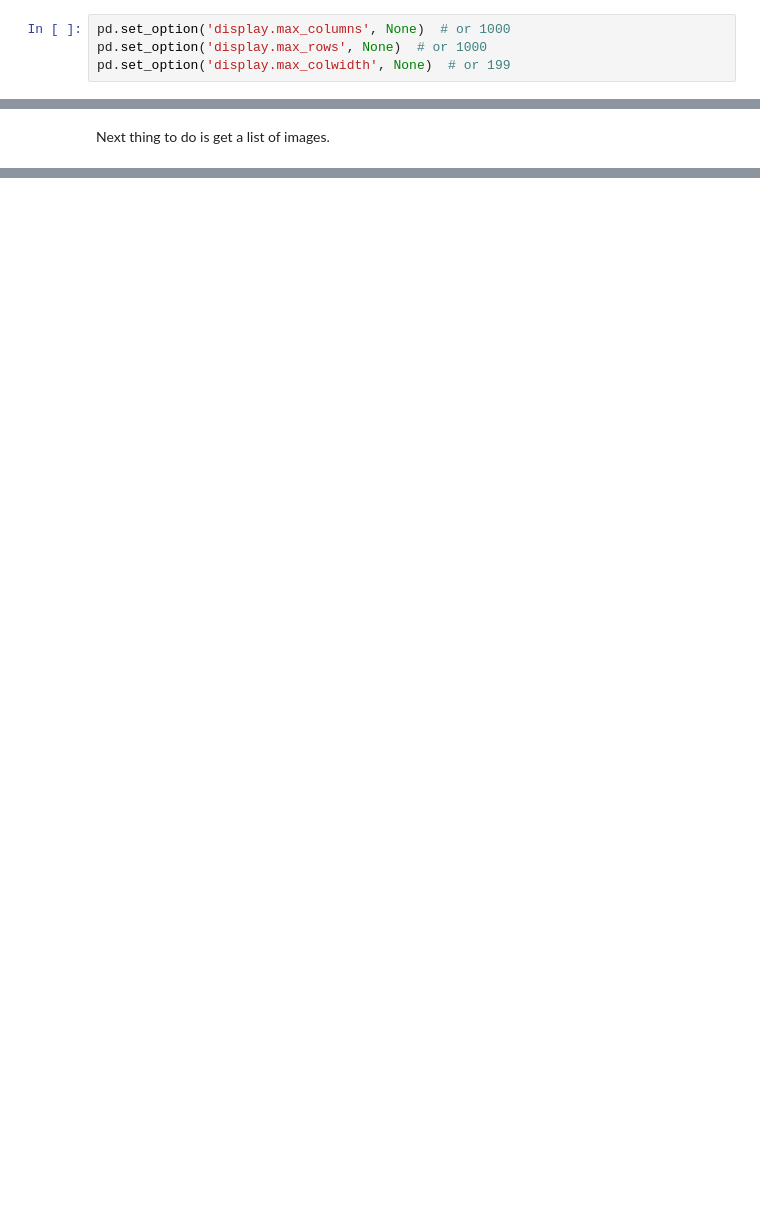
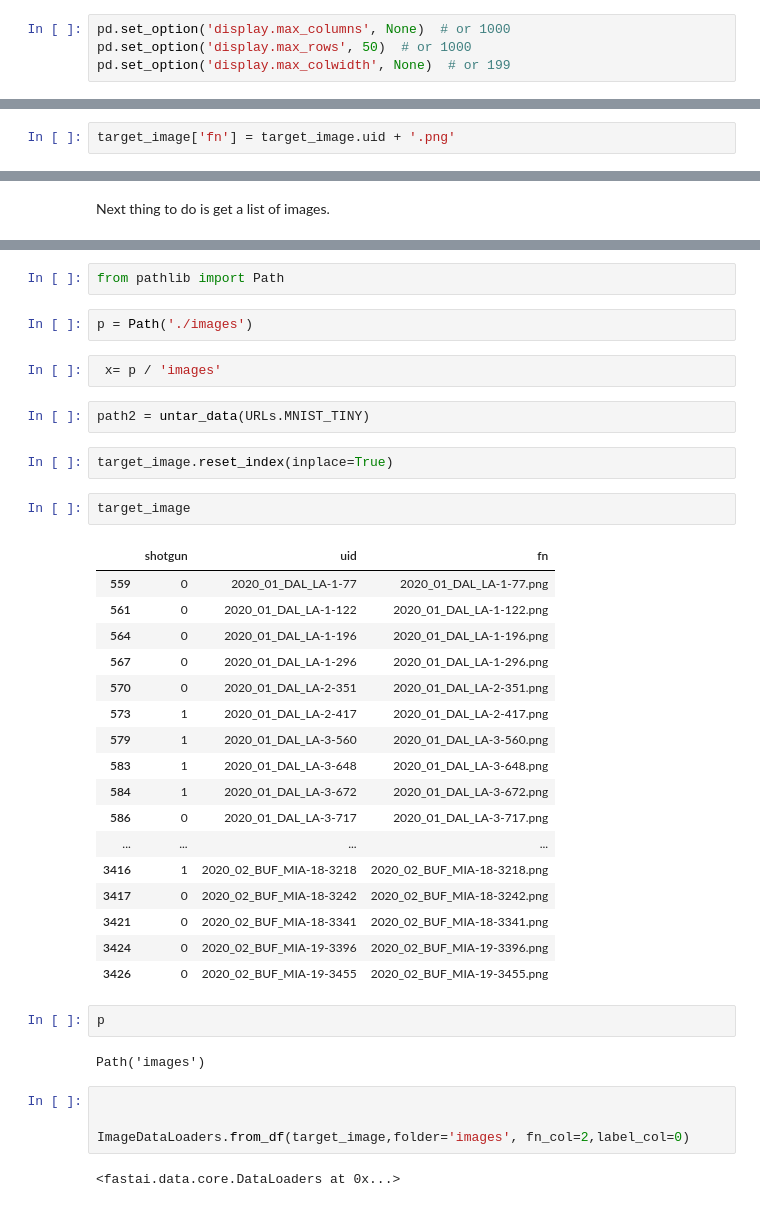
Before and after one commit to cjf4/football_images, a Jupyter notebook: image_builder.ipynb, the cells around one changed output, grey strips where cells are left out. Cells and saved outputs as stored; diff of their text form; blank space fills up the shorter version.

```diff
--- a/image_builder.ipynb
+++ b/image_builder.ipynb
@@ -4,4 +5,4 @@ import numpy as np
 # %%
 pd.set_option('display.max_columns', None)  # or 1000
-pd.set_option('display.max_rows', None)  # or 1000
+pd.set_option('display.max_rows', 50)  # or 1000
 pd.set_option('display.max_colwidth', None)  # or 199
@@ -138,3 +113,5 @@ target_image = data[data.uid.isin(image_play_indeces)][['shotgun','uid']]
+# %%
+target_image['fn'] = target_image.uid + '.png'
 # %%
 data.query("uid=='2020_01_DAL_LA-1-122'")
 # %% [output]
@@ -149,0 +124,40 @@ Next thing to do is get a list of images.
+# %%
+from pathlib import Path
+# %%
+p = Path('./images')
+# %%
+ x= p / 'images'
+# %%
+path2 = untar_data(URLs.MNIST_TINY)
+# %%
+target_image.reset_index(inplace=True)
+# %%
+target_image
+# %% [output]
+|  | shotgun | uid | fn |
+| 559 | 0 | 2020_01_DAL_LA-1-77 | 2020_01_DAL_LA-1-77.png |
+| 561 | 0 | 2020_01_DAL_LA-1-122 | 2020_01_DAL_LA-1-122.png |
+| 564 | 0 | 2020_01_DAL_LA-1-196 | 2020_01_DAL_LA-1-196.png |
+| 567 | 0 | 2020_01_DAL_LA-1-296 | 2020_01_DAL_LA-1-296.png |
+| 570 | 0 | 2020_01_DAL_LA-2-351 | 2020_01_DAL_LA-2-351.png |
+| 573 | 1 | 2020_01_DAL_LA-2-417 | 2020_01_DAL_LA-2-417.png |
+| 579 | 1 | 2020_01_DAL_LA-3-560 | 2020_01_DAL_LA-3-560.png |
+| 583 | 1 | 2020_01_DAL_LA-3-648 | 2020_01_DAL_LA-3-648.png |
+| 584 | 1 | 2020_01_DAL_LA-3-672 | 2020_01_DAL_LA-3-672.png |
+| 586 | 0 | 2020_01_DAL_LA-3-717 | 2020_01_DAL_LA-3-717.png |
+| ... | ... | ... | ... |
+| 3416 | 1 | 2020_02_BUF_MIA-18-3218 | 2020_02_BUF_MIA-18-3218.png |
+| 3417 | 0 | 2020_02_BUF_MIA-18-3242 | 2020_02_BUF_MIA-18-3242.png |
+| 3421 | 0 | 2020_02_BUF_MIA-18-3341 | 2020_02_BUF_MIA-18-3341.png |
+| 3424 | 0 | 2020_02_BUF_MIA-19-3396 | 2020_02_BUF_MIA-19-3396.png |
+| 3426 | 0 | 2020_02_BUF_MIA-19-3455 | 2020_02_BUF_MIA-19-3455.png |
+# %%
+p
+# %% [output]
+Path('images')
+# %%
+
+
+ImageDataLoaders.from_df(target_image,folder='images', fn_col=2,label_col=0)
+# %% [output]
+<fastai.data.core.DataLoaders at 0x...>
```
Also changed, not shown: parts of 10 cells of this notebook, 1 other file.
